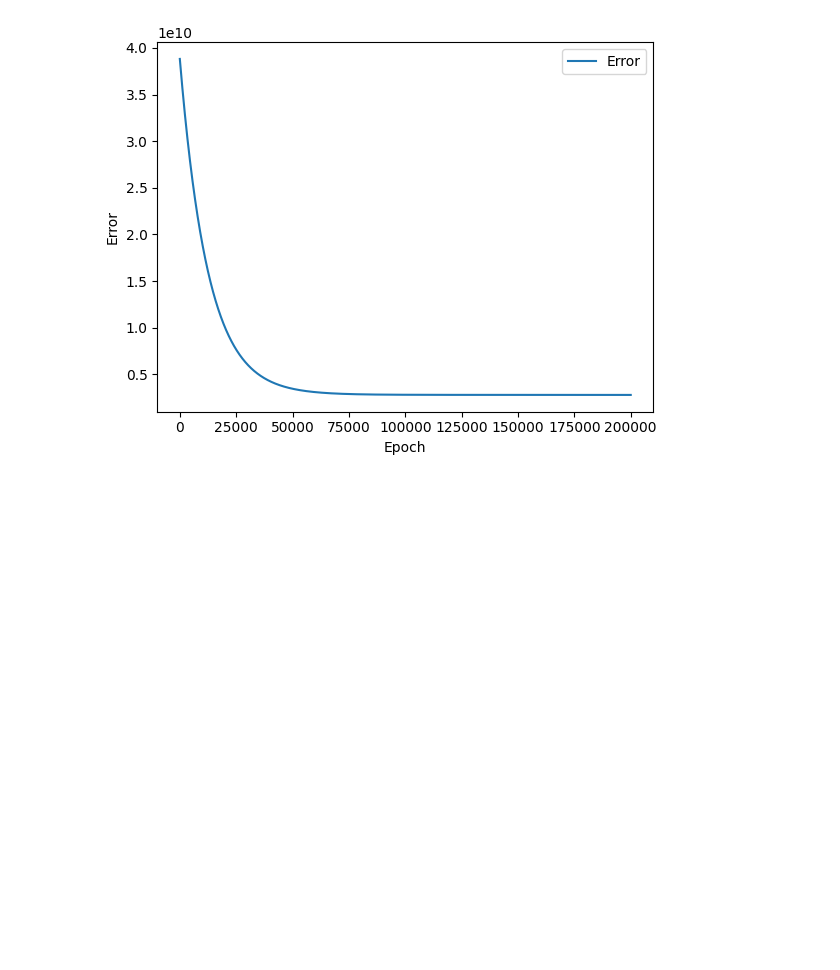
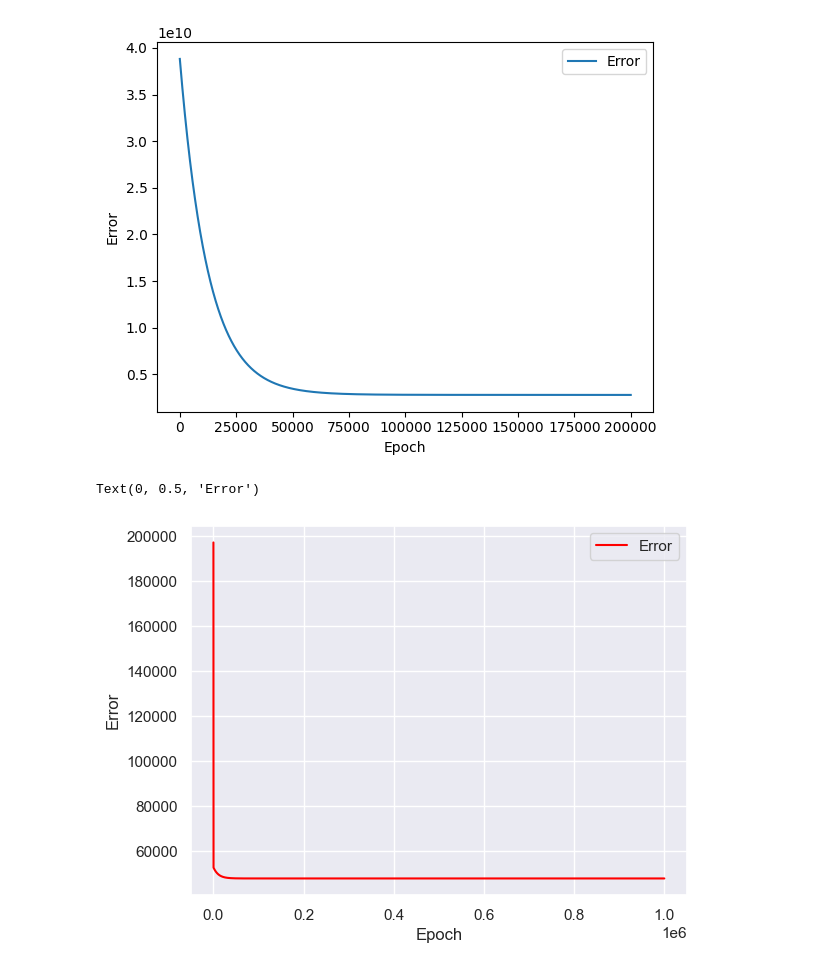
Before and after one commit to ronaldbailey/Proyecto-1---Regresi-n-con-Progra-, a Jupyter notebook: proyecto1.ipynb, the cells around one changed output. Cells and saved outputs as stored; diff of their text form; code cells hidden in the pictures; blank space fills up the shorter version.

```diff
--- a/proyecto1.ipynb
+++ b/proyecto1.ipynb
@@ -782,3 +782,10 @@ plt.ylabel("Error")
  3671.702815752289   29765.280183123
 Text(0, 0.5, 'Error')
 [figure]
+# %%
+error_df.plot(x="Epoch", y="Error",color='red')
+plt.xlabel("Epoch")
+plt.ylabel("Error")
+# %% [output]
+Text(0, 0.5, 'Error')
+[figure, added]
```
Also changed, not shown: parts of 4 cells of this notebook.
